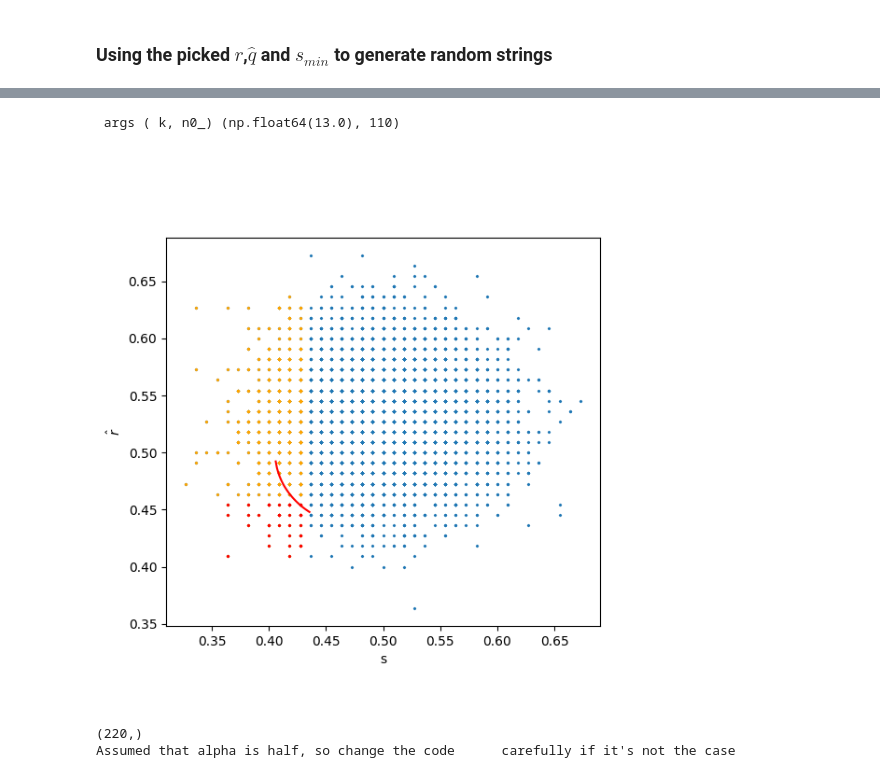
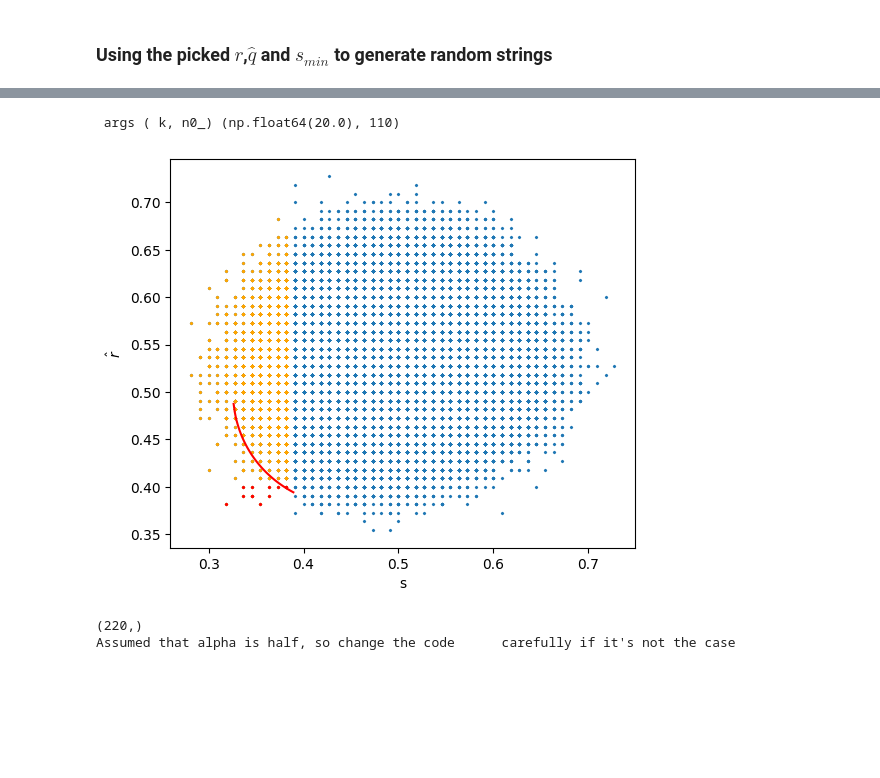
Before and after one commit to HimanshuSingh-all/code, a Jupyter notebook: A-strsim-2plication.ipynb, the cells around one changed output, grey strips where cells are left out. Drawn from its saved outputs; the diff is of its cells as text; code cells hidden in the pictures; blank space fills up the shorter version.

```diff
--- a/A-strsim-2plication.ipynb
+++ b/A-strsim-2plication.ipynb
@@ -29,7 +31,7 @@ def compute_padding(extra_repl_p:float, alpha:float, n:int): #, p:float)->int:
 # %%
 ## Defining the parameters
 finiteapprox =finite_len_ab()
-p = 0.05
+p = 0
 n0 = 110
 ALPHA = 0.5
 qh_min = 1/2*(1-ALPHA) ## comes from the condition on alpha
@@ -37,8 +39,8 @@ n = n0/(1-ALPHA)
 # %% [output]
 Initialised the finite length class
 # %%
-NPTS = 200 # Number of qhats's and r for the gridsearch
-qh = np.linspace(qh_min+0.01, 0.5, NPTS)
+NPTS = 150 # Number of qhats's and r for the gridsearch
+qh = np.linspace(qh_min, 0.5, NPTS)
 r = np.linspace(p, 0.499, NPTS)
 s_min = np.zeros((NPTS, NPTS))
 l_min = np.zeros((NPTS, NPTS))
@@ -61,7 +62,7 @@ for i, rr in enumerate(r):
         q_tmp = bool_conv(p,bool_conv(qq, p))
         rh = inv_bool_conv(p, rr)
         # print(rh)
-        sm = min(1-(1-2*(qq-pad))/ALPHA, 2*rh ) # bool_conv(rh, rh))
+        sm = min(1-(1-2*(qq) + pad/(0.5 - bool_conv(p,p)))/ALPHA, 2*rh ) # bool_conv(rh, rh))
         assert np.isscalar(sm)
         s  = np.linspace(0, sm, num = NPTS )
         l_s = finiteapprox.len(q = q_tmp, n0 = n0, p = p,
@@ -198,7 +198,7 @@ def root(rh, s, k, n):
 s_plt = list()
 r_plt = list()
 # pad = compute_padding(PREPL - 0.5, ALPHA, n)
-smax = 1 - (1-2*(qhat_pick_-pad))/ALPHA
+smax = 1 - (1-(2*qhat_pick_- pad/(0.5 - bool_conv(p,p)) ) )/ALPHA
 s_check = np.linspace(np.min(s_arr), smax , 100)
 print(f' args ( k, n0_) {( k, n0_)}')
 for ss in (s_check):
@@ -217,25 +217,27 @@ for ss in (s_check):
 s_plt = np.array(s_plt)#[arg_inds]
 r_plt = np.array(r_plt)#[arg_inds]
 # %% [output]
- args ( k, n0_) (np.float64(13.0), 110)
+ args ( k, n0_) (np.float64(20.0), 110)
 # %%
 # Plot
-inds_other = s_arr/4 + 0.25 <=qhat_pick_
+# %matplotlib inline
+# inds_other = s_arr/4 + 0.25 <=qhat_pick_
 ind = s_arr <= s_min
 size = 2
 ind2 = np.logical_and(ind, rhat_arr<=r_min)
 
 plt.figure(figsize=(6,6))
 plt.scatter( s_arr, rhat_arr, s = size, marker='x')
 
 plt.scatter( s_arr[ind], rhat_arr[ind], s = size, marker='x',color = 'orange')
 # plt.scatter( s_arr[inds_other], rhat_arr[inds_other], s = size, marker='x',color = 'violet')
 plt.scatter( s_arr[ind2], rhat_arr[ind2], s = size, color = 'red', marker='x')
 plt.plot(s_plt, r_plt, color = 'red')
 plt.gca().set_aspect('equal', adjustable='box')
 plt.xlabel(r's')
 plt.ylabel(r'$\hat{r}$')
-plt.savefig('random_strings_rvs.png', dpi = 300)
+# plt.savefig(f'random_strings_rvs_prepl_{p_repl*100:.0f}_pdev_{p_dev*100:.0f}n0_{n0}.png', dpi = 300)
+
 plt.show()
 # %% [output]
-[figure, old version]
+[figure, new version]
```
Also changed, not shown: parts of 12 cells of this notebook, 6 other files.
